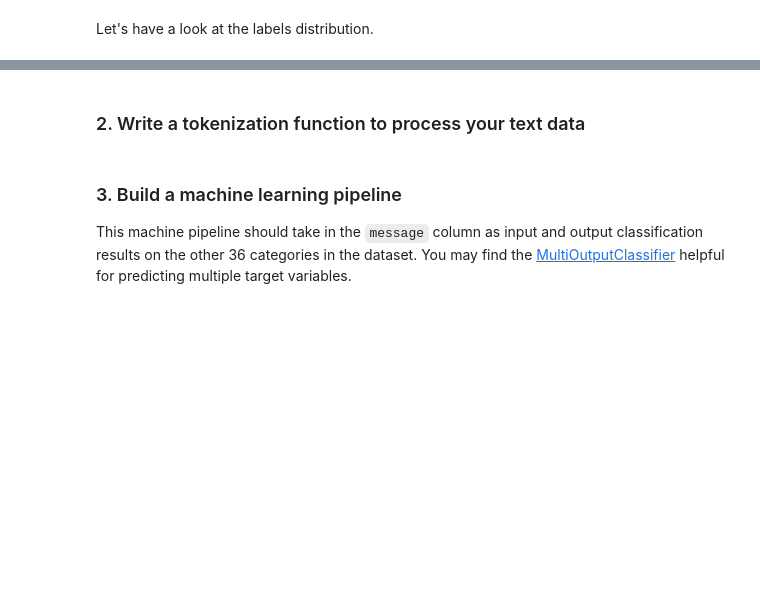
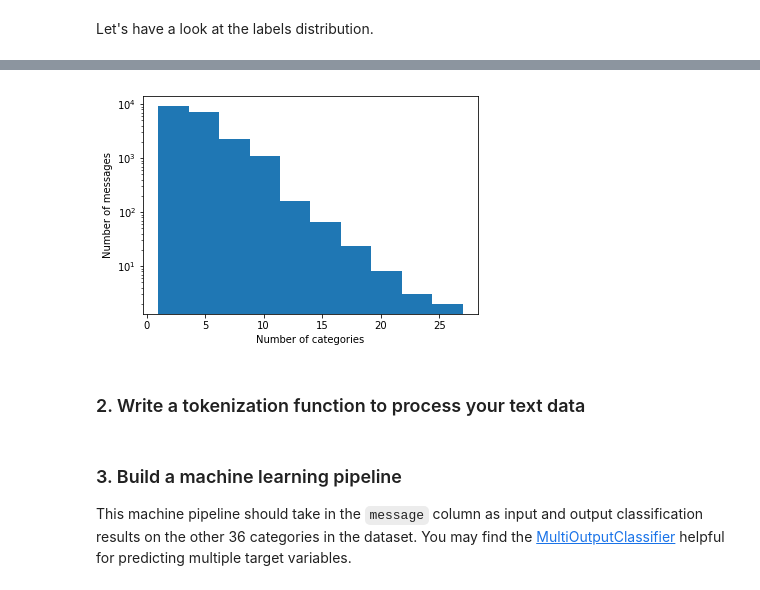
Before and after one commit to v1001/Disaster-Response-Pipeline-, a Jupyter notebook: ML Pipeline Preparation.ipynb, the cells around one changed output, grey strips where cells are left out. Saved outputs shown, nothing was run; the diff lists cells and outputs as text; code cells hidden in the pictures; blank space fills up the shorter version.

```diff
--- a/ML Pipeline Preparation.ipynb
+++ b/ML Pipeline Preparation.ipynb
@@ -80,3 +93,11 @@ Distribution of categories is unbalanced. This means that accuracy is not suitab
+# %%
+plt.hist(y[y['related']==1].sum(axis = 1))
+plt.yscale('log', nonposy='clip')
+plt.xlabel("Number of categories")
+plt.ylabel("Number of messages")
+plt.show()
+# %% [output]
+[figure, added]
 # %% [markdown]
 ### 2. Write a tokenization function to process your text data
 # %%
```
Also changed, not shown: parts of 41 cells of this notebook.
